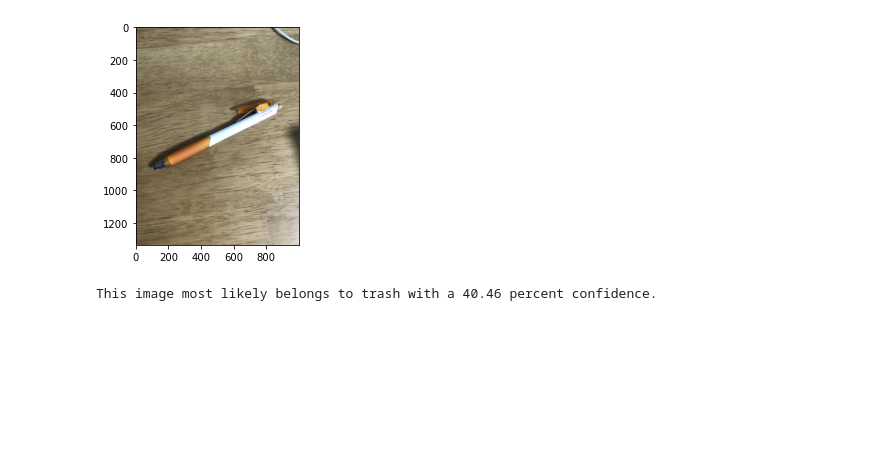
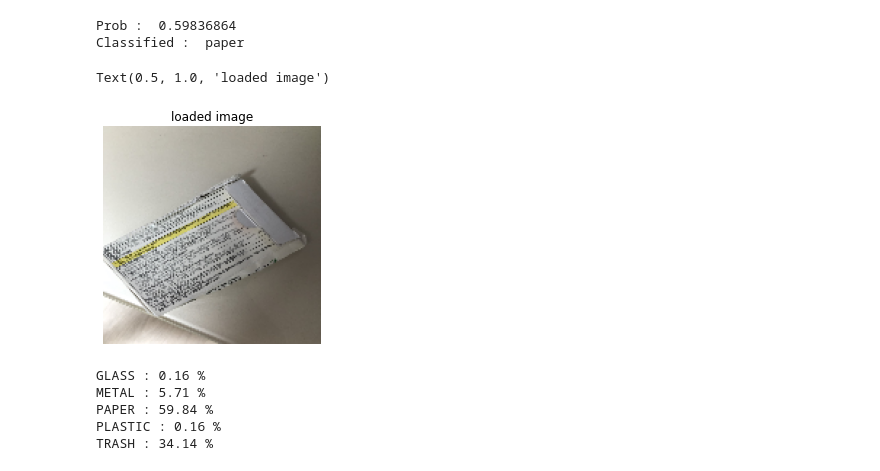
Before and after one commit to apple0626/Trash_Classification, a Jupyter notebook: save_and_test/test_trash.ipynb, the cells around one changed output. Saved outputs shown, nothing was run; the diff lists cells and outputs as text; code cells hidden in the pictures; blank space fills up the shorter version.

```diff
--- a/save_and_test/test_trash.ipynb
+++ b/save_and_test/test_trash.ipynb
@@ -11,31 +11,45 @@ from tensorflow.keras.models import Sequential
 from keras.models import load_model
 from tensorflow.keras.preprocessing.image import ImageDataGenerator
 # %%
-model = load_model('model/image_cnn_model.h5')
+model = load_model('model/image_size_down.h5')
 # %%
 class_names = ['glass', 'metal', 'paper', 'plastic', 'trash']
-# %%
-test_path = "D:/Recycling_Keras/sample/sample27.jpg"
-img = keras.preprocessing.image.load_img(
-    test_path, target_size=(300, 300)
-)
-img_array = keras.preprocessing.image.img_to_array(img)
-img_array = tf.expand_dims(img_array, 0) # Create a batch
-
-predictions = model.predict(img_array)
-score = tf.nn.softmax(predictions[0])
-
-image = plt.imread(test_path)
-plt.imshow(image)
-plt.show()
-
-print(
-    "This image most likely belongs to {} with a {:.2f} percent confidence."
-    .format(class_names[np.argmax(score)], 100 * np.max(score))
-)
-# %% [output]
-[figure, removed]
-This image most likely belongs to trash with a 40.46 percent confidence.
+# %%
+from tensorflow.keras.preprocessing import image
+import numpy as np
+
+test_path = "D:/Recycling_Keras/sample/sample31.jpg"
+img = keras.preprocessing.image.load_img(
+    test_path, target_size=(150, 150)
+)
+img_array = image.img_to_array(img, dtype=np.uint8)
+img = np.array(img)/255.0
+prediction = model.predict(img[np.newaxis, ...])
+
+print('Prob : ', np.max(prediction[0], axis = -1))
+predicted_class = class_names[np.argmax(prediction[0], axis = -1)]
+print('Classified : ', predicted_class, '\n')
+
+plt.axis('off')
+plt.imshow(img.squeeze())
+plt.title('loaded image')
+# %% [output]
+Prob :  0.59836864
+Classified :  paper
+Text(0.5, 1.0, 'loaded image')
+[figure, added]
+# %%
+classes = []
+probability = []
+
+for i, j in enumerate(prediction[0], 0):
+    print(class_names[i].upper(), ':', round(j * 100, 2), '%')
+# %% [output]
+GLASS : 0.16 %
+METAL : 5.71 %
+PAPER : 59.84 %
+PLASTIC : 0.16 %
+TRASH : 34.14 %
 # %%
 f = open("D:/Recycling_Keras/result.txt", 'w')
 f.write(class_names[np.argmax(score)])
```
